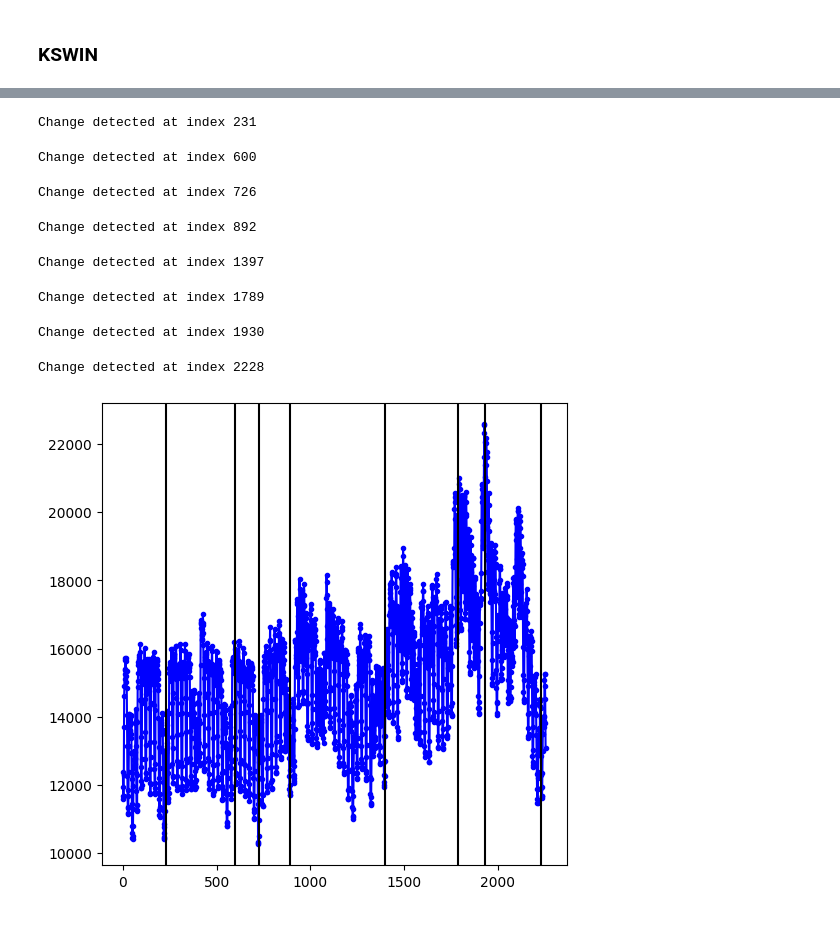
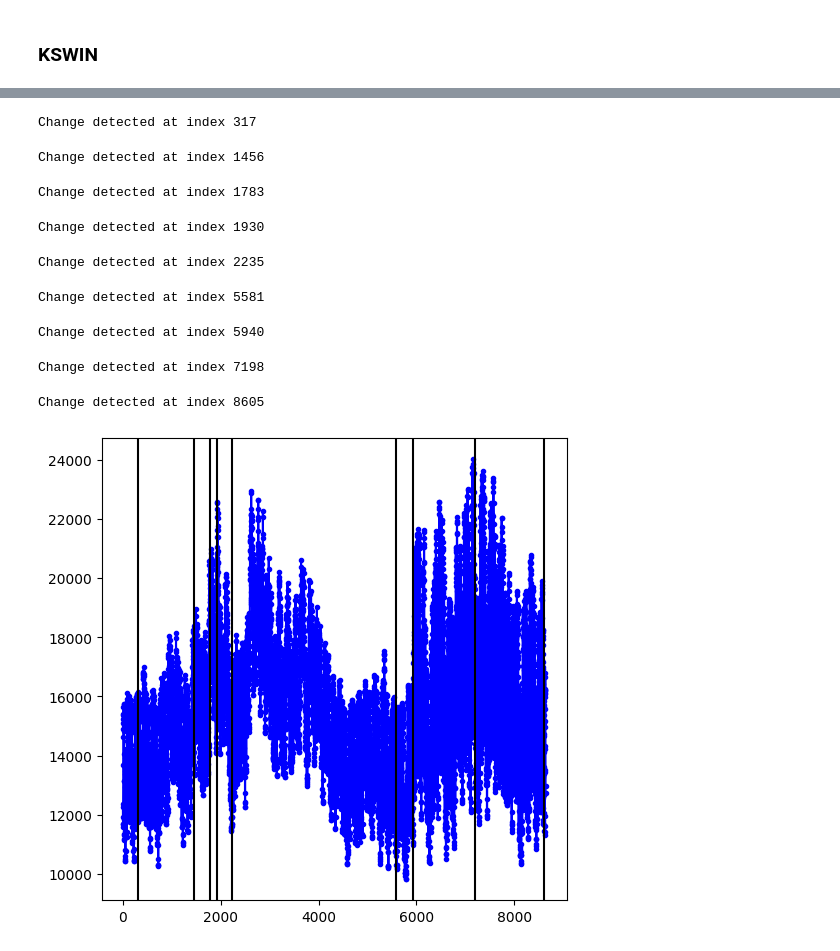
Before and after one commit to rubitopato/ML2_Practice, a Jupyter notebook: ML2_Project/Entregable.ipynb, the cells around one changed output, grey strips where cells are left out. Saved outputs shown, nothing was run; the diff lists cells and outputs as text; code cells hidden in the pictures.

```diff
--- a/ML2_Project/Entregable.ipynb
+++ b/ML2_Project/Entregable.ipynb
@@ -760,26 +808,27 @@ Change detected at index 686
 # %%
 model = compose.Pipeline(
     ('features', compose.TransformerUnion(
         ('date_features', compose.FuncTransformer(divide_date)),
         ('last_7_mean', feature_extraction.TargetAgg(by=None, how=utils.Rolling(stats.Mean(),7),target_name="last_7_mean")),
         ('last_14_mean', feature_extraction.TargetAgg(by=None, how=utils.Rolling(stats.Mean(),14), target_name="last_14_mean"))
     )),
     ('drop_non_features', compose.Discard('Datetime')),
     ('lin_reg', linear_model.BayesianLinearRegression())
 )
 
-drift_detector_kswin = KSWIN()
+drift_detector_kswin = KSWIN(alpha=0.0008)
 
-_, _, y_trues, _, drifts = train_model(model=model, dataset_path="dataset/AEP_hourly.csv", drift_detector=drift_detector_kswin, stop_point=(14*161))
+_, _, y_trues, _, drifts = train_model(model=model, dataset_path="dataset/AEP_hourly.csv", drift_detector=drift_detector_kswin, stop_point=(12*720))
 
 plot_concept_drifts(y_trues=y_trues, drifts=drifts)
 # %% [output]
-Change detected at index 231
+Change detected at index 317
-Change detected at index 600
+Change detected at index 1456
-Change detected at index 726
+Change detected at index 1783
-Change detected at index 892
+Change detected at index 1930
-Change detected at index 1397
+Change detected at index 2235
-Change detected at index 1789
+Change detected at index 5581
-Change detected at index 1930
+Change detected at index 5940
-Change detected at index 2228
+Change detected at index 7198
+Change detected at index 8605
-[figure, old version]
+[figure, new version]
```
Also changed, not shown: parts of 13 cells of this notebook, 1 other file.
